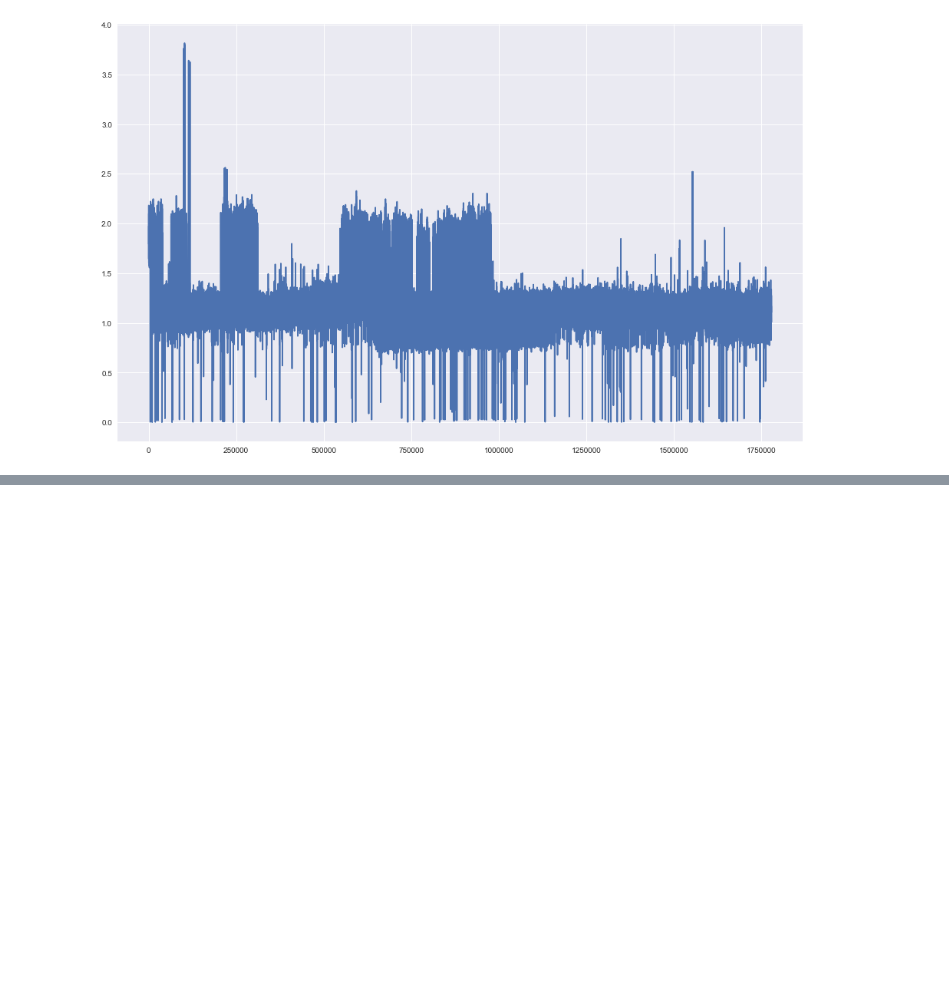
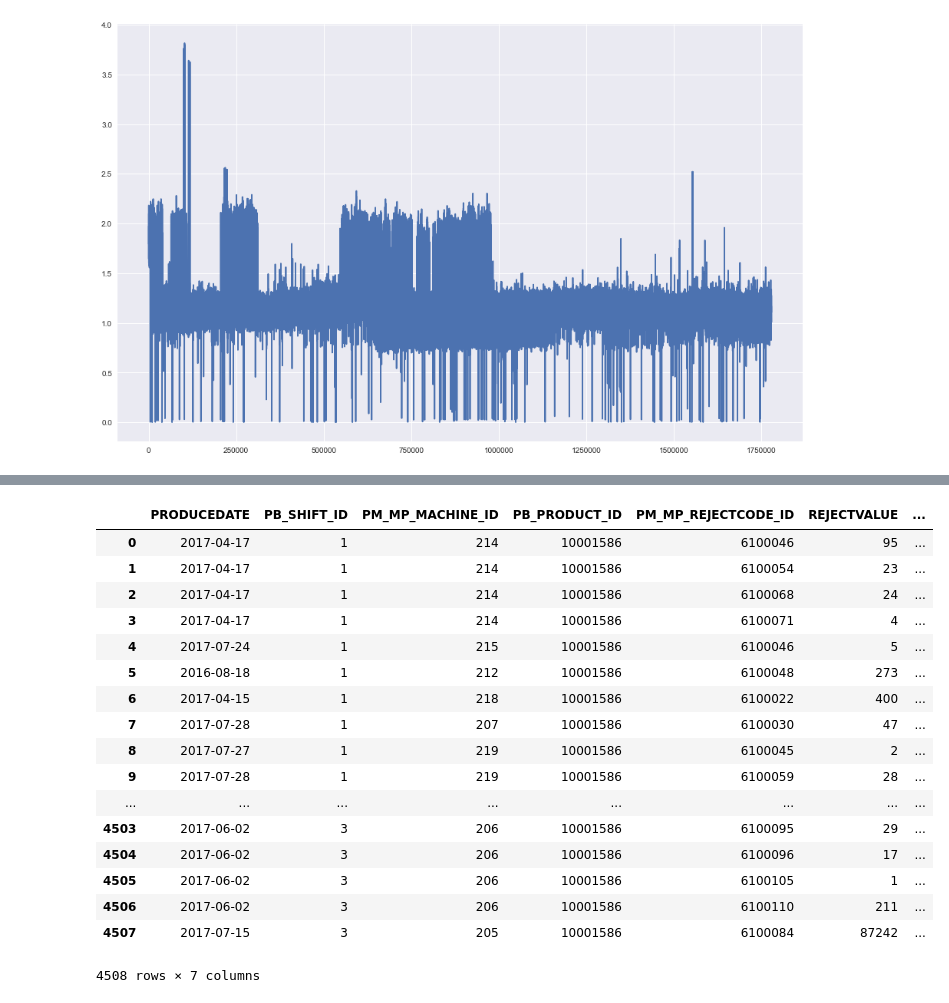
Before and after one commit to zzhhoubin/pydata, a Jupyter notebook: datasets/ncicbj/数据分析.ipynb, the cells around one changed output, grey strips where cells are left out. Saved outputs shown, nothing was run; the diff lists cells and outputs as text; code cells hidden in the pictures; blank space fills up the shorter version.

```diff
--- a/datasets/ncicbj/数据分析.ipynb
+++ b/datasets/ncicbj/数据分析.ipynb
@@ -24,3 +77,10 @@ tb_47 = pd.read_sql('select * from TEST_MAIN', conn)
+# %%
+tb_20 = tables[table_name[20]]
+tb_21 = tables[table_name[21]]
+tb_22 = tables[table_name[22]]
+tb_23 = tables[table_name[23]]
+tb_46 = tables[table_name[46]]
+tb_47 = tables[table_name[47]]
 # %% [markdown]
 ## 表20
 # %%
@@ -484,0 +547,3 @@ plt.show()
+# %%
+rejectname = tables['MT_DC_PB_REJECTCODE'][['PM_MP_REJECTCODE_ID', 'REJECTNAME']]
+rejectname
@@ -484,0 +569,22 @@ plt.show()
+# %%
+tb21 = pd.merge(tb_21, rejectname, how='left')[['PRODUCEDATE', 'PB_SHIFT_ID', 'PM_MP_MACHINE_ID', 'PB_PRODUCT_ID', 'PM_MP_REJECTCODE_ID', 'REJECTVALUE', 'REJECTNAME']]
+tb21
+# %% [output]
+|  | PRODUCEDATE | PB_SHIFT_ID | PM_MP_MACHINE_ID | PB_PRODUCT_ID | PM_MP_REJECTCODE_ID | REJECTVALUE | ... |
+| 0 | 2017-04-17 | 1 | 214 | 10001586 | 6100046 | 95 | ... |
+| 1 | 2017-04-17 | 1 | 214 | 10001586 | 6100054 | 23 | ... |
+| 2 | 2017-04-17 | 1 | 214 | 10001586 | 6100068 | 24 | ... |
+| 3 | 2017-04-17 | 1 | 214 | 10001586 | 6100071 | 4 | ... |
+| 4 | 2017-07-24 | 1 | 215 | 10001586 | 6100046 | 5 | ... |
+| 5 | 2016-08-18 | 1 | 212 | 10001586 | 6100048 | 273 | ... |
+| 6 | 2017-04-15 | 1 | 218 | 10001586 | 6100022 | 400 | ... |
+| 7 | 2017-07-28 | 1 | 207 | 10001586 | 6100030 | 47 | ... |
+| 8 | 2017-07-27 | 1 | 219 | 10001586 | 6100045 | 2 | ... |
+| 9 | 2017-07-28 | 1 | 219 | 10001586 | 6100059 | 28 | ... |
+| ... | ... | ... | ... | ... | ... | ... | ... |
+| 4503 | 2017-06-02 | 3 | 206 | 10001586 | 6100095 | 29 | ... |
+| 4504 | 2017-06-02 | 3 | 206 | 10001586 | 6100096 | 17 | ... |
+| 4505 | 2017-06-02 | 3 | 206 | 10001586 | 6100105 | 1 | ... |
+| 4506 | 2017-06-02 | 3 | 206 | 10001586 | 6100110 | 211 | ... |
+| 4507 | 2017-07-15 | 3 | 205 | 10001586 | 6100084 | 87242 | ... |
+4508 rows × 7 columns
```
Also changed, not shown: parts of 7 cells of this notebook.
